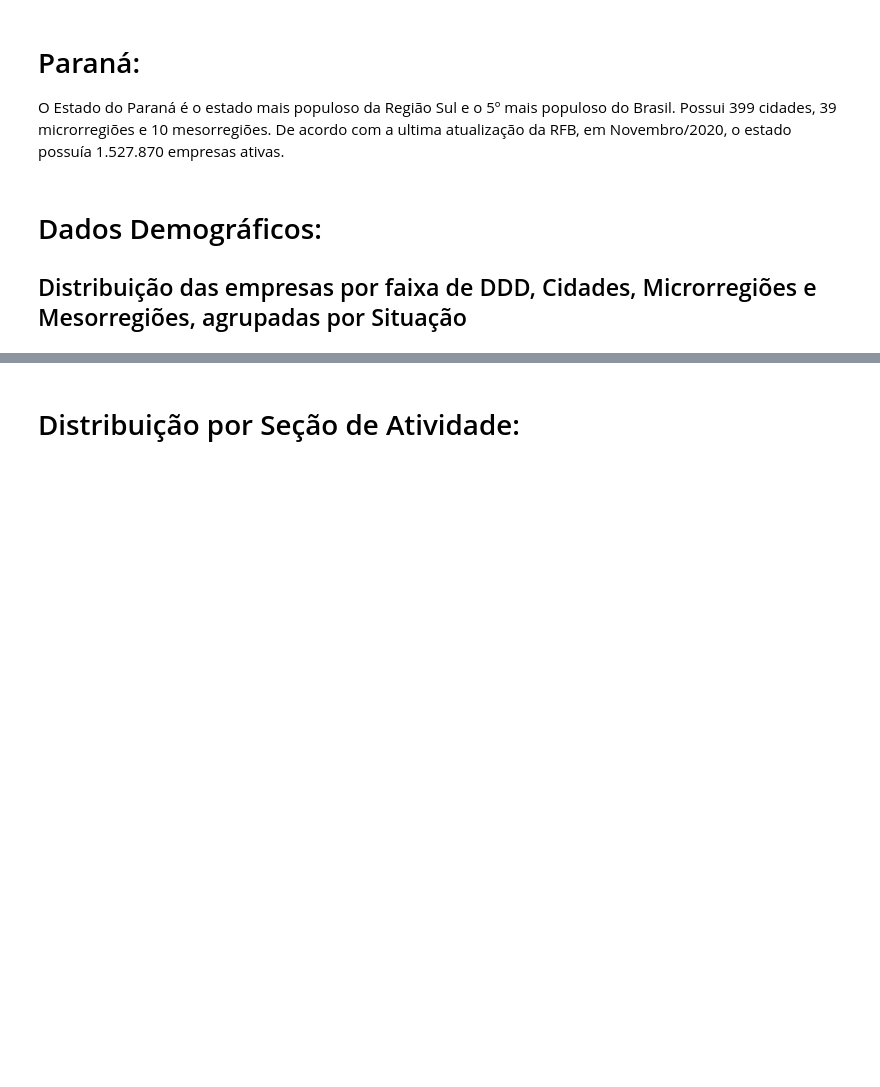
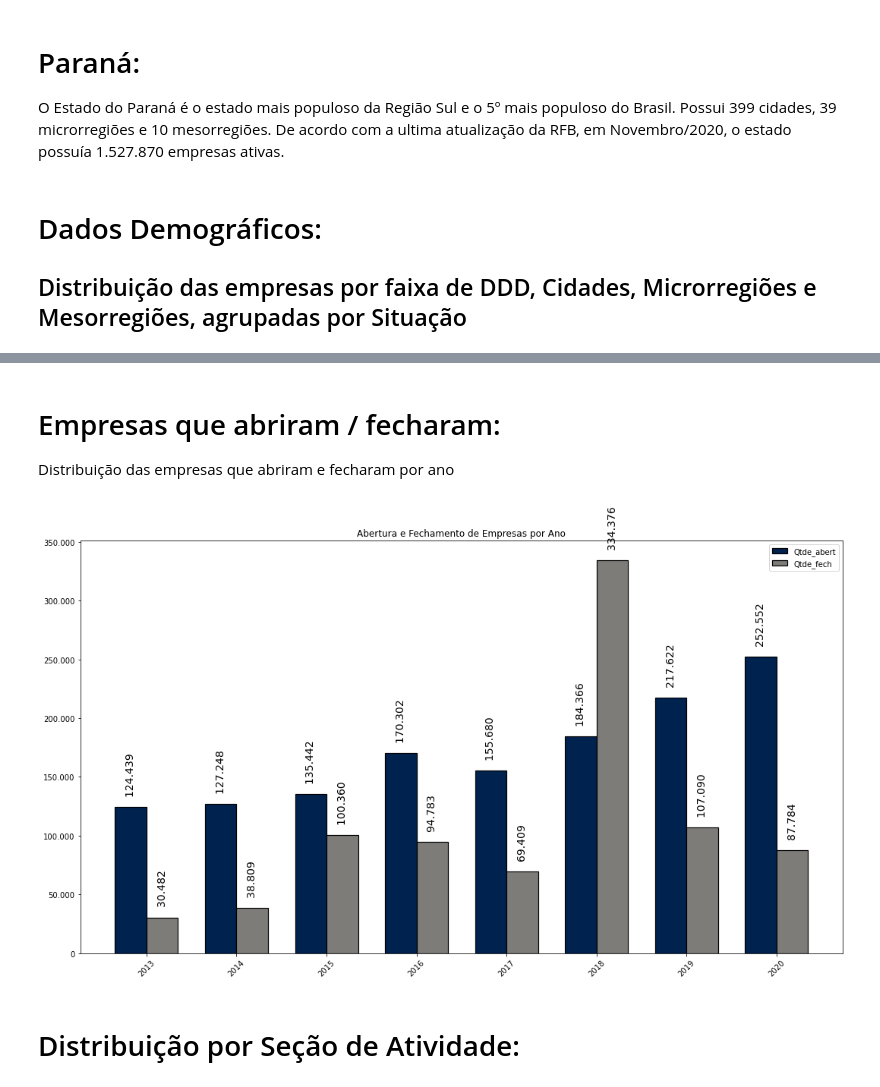
Before and after one commit to pedrounes1/fastapi_cnpj, a Jupyter notebook: app/Análise.ipynb, the cells around one changed output, grey strips where cells are left out. Cells and saved outputs as stored; diff of their text form; code cells hidden in the pictures; blank space fills up the shorter version.

```diff
--- a/app/Análise.ipynb
+++ b/app/Análise.ipynb
@@ -128,3 +130,36 @@ mesos = montaGraficos(mesorregioes.head(10), 'Mesorregião','Empresas por Mesorr
+# %% [markdown]
+# Empresas que abriram / fecharam:
+
+Distribuição das empresas que abriram e fecharam por ano
+# %%
+def getDadosAbertFech():
+    dados_abert_fech = select(
+        func.extract("year", Cnpj.data_situacao_cadastral).label('Ano Sit. Cadastral'),
+        func.extract("year", Cnpj.data_inicio_atividade).label('Ano Abertura'),
+        SituacaoCadastral.descricao.label("Situação"),
+        func.count(Cnpj.id).label('Qtde')) \
+        .select_from(Estado) \
+        .join(Estado.cidades) \
+        .join(Cidade.cnpjs) \
+        .join(Cnpj.situacao_cadastral) \
+        .where(Estado.uf == 'PR') \
+        .group_by('Ano Sit. Cadastral', 'Ano Abertura', 'Situação')
+    dados_abert_fech = consultaDados(dados_abert_fech)
+
+    dados_abert_fech['Ano Sit. Cadastral'] = dados_abert_fech['Ano Sit. Cadastral'].fillna(2021)
+    dados_abert = dados_abert_fech[['Ano Abertura', 'Qtde']].groupby('Ano Abertura', as_index=False).agg(sum)
+    dados_fech = dados_abert_fech.loc[dados_abert_fech['Situação'] != "Ativa", ['Ano Sit. Cadastral', 'Qtde']].groupby('Ano Sit. Cadastral', as_index=False).agg(sum)
+
+    dados_comparativo = dados_abert.merge(dados_fech, how='left', left_on='Ano Abertura', right_on='Ano Sit. Cadastral', suffixes=("_abert", "_fech"))
+    dados_comparativo = dados_comparativo[['Ano Abertura', 'Qtde_abert', 'Qtde_fech']].fillna(0).rename(columns={'Ano Abertura': 'Ano'}).astype({'Ano': int})
+
+    return dados_comparativo
+
+comparativo = getDadosAbertFech()
+# %%
+graf_comp = montaGraficos(comparativo.loc[comparativo['Ano'] >= 2013],"Ano", 'Abertura e Fechamento de Empresas por Ano', ["Qtde_abert", 'Qtde_fech'])
+# %% [output]
+[figure, added]
 # %% [markdown]
 # Distribuição por Seção de Atividade:
 # %%
```
Also changed, not shown: parts of 8 cells of this notebook.
